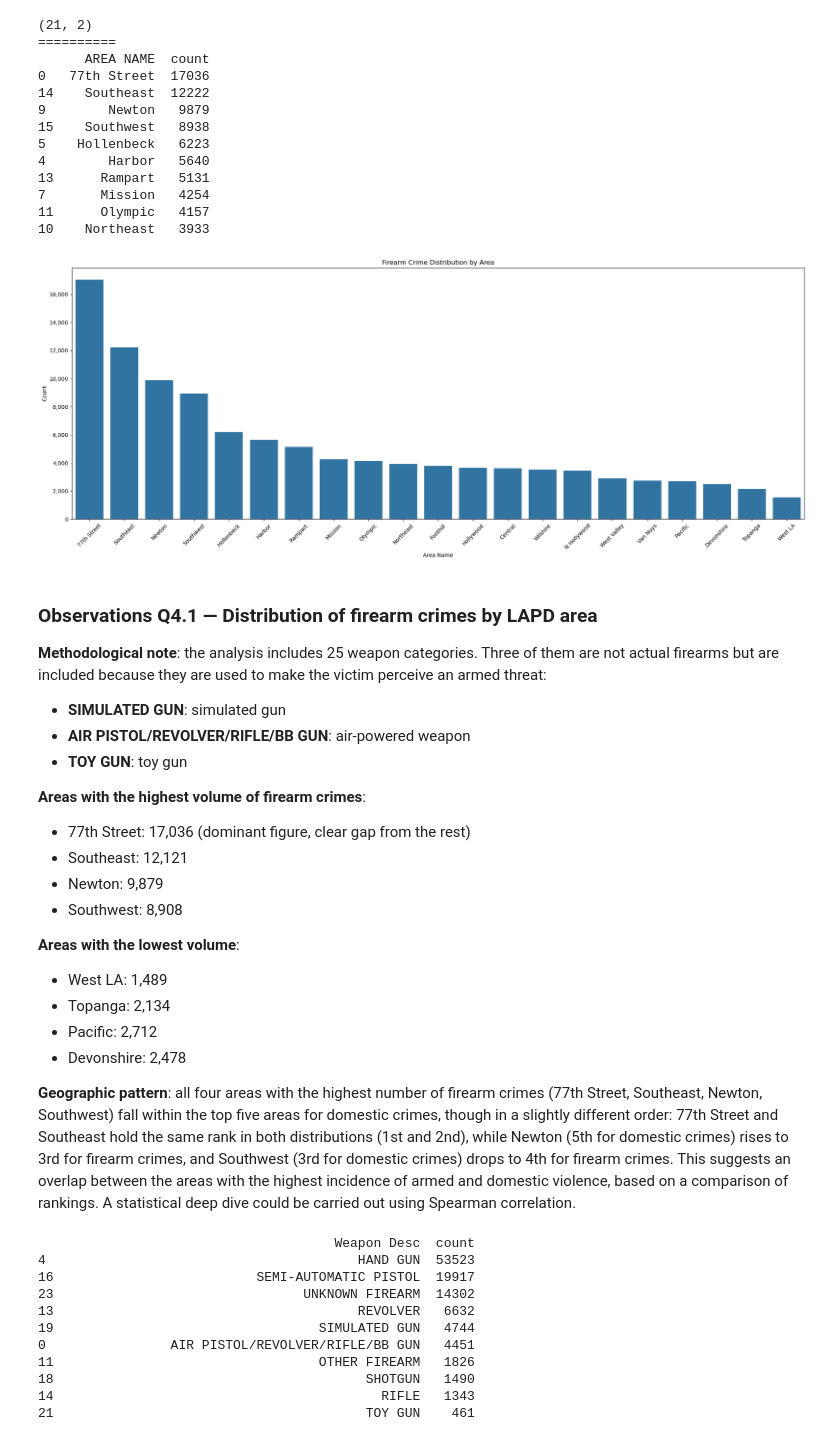
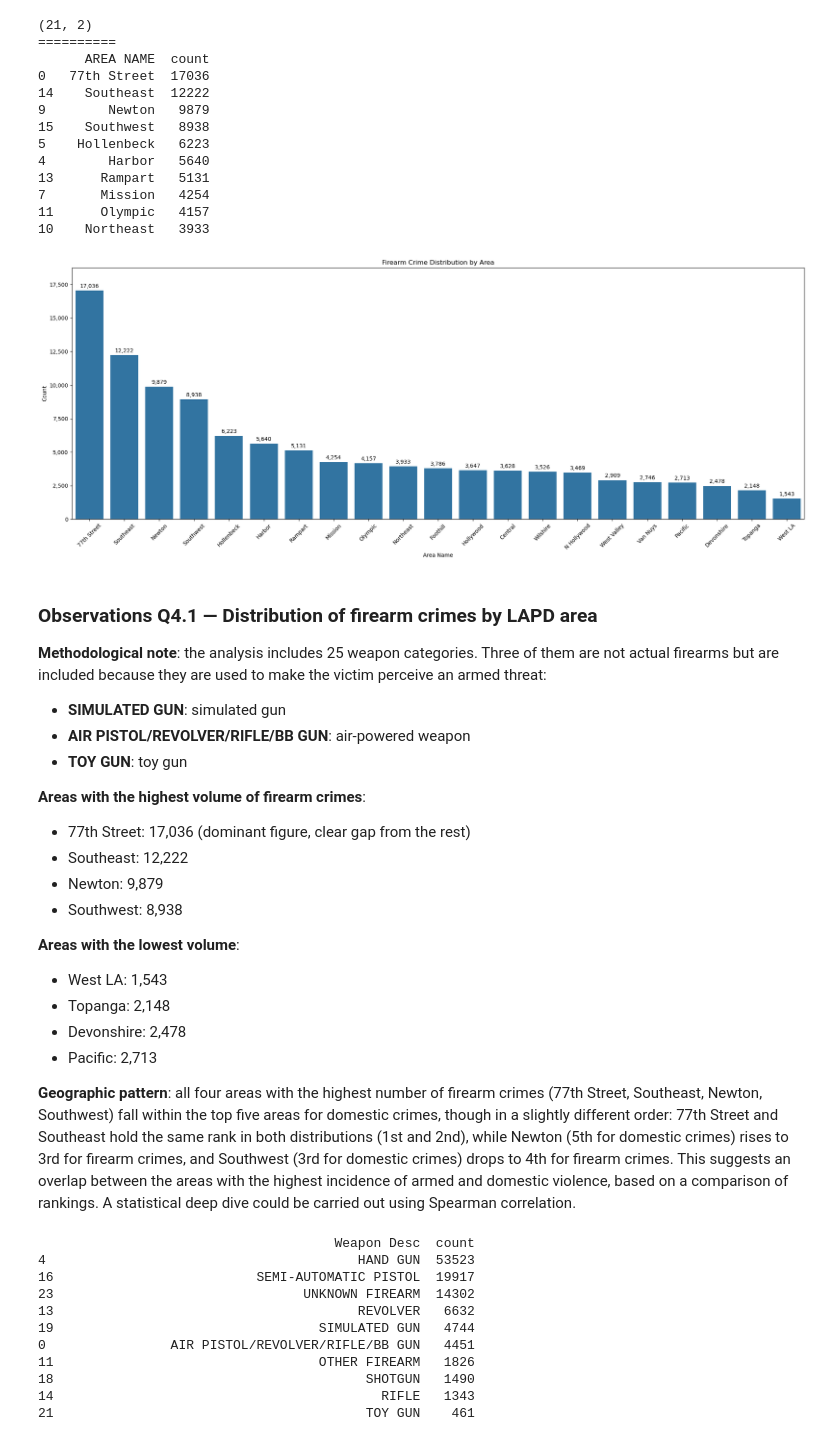
Before and after one commit to AnalystEca/lapd-crime-data, a Jupyter notebook: notebooks/02_analyze/08_eda_block4.ipynb, the cells around one changed output. Saved outputs shown, nothing was run; the diff lists cells and outputs as text; code cells hidden in the pictures.

```diff
--- a/notebooks/02_analyze/08_eda_block4.ipynb
+++ b/notebooks/02_analyze/08_eda_block4.ipynb
@@ -146,24 +146,26 @@ print(q41_df_area_volume.head(10))
 # %%
 fig, ax = plt.subplots(figsize=(20, 8)) # Create the figure
 
 sns.barplot(
     data=q41_df_area_volume,
     x='AREA NAME',
     y='count',
     ax=ax
 )
 
 ax.set_title('Firearm Crime Distribution by Area')
 ax.set_xlabel('Area Name')
 ax.set_ylabel('Count')
 ax.tick_params(axis='x', rotation=45)
 ax.yaxis.set_major_formatter(plt.FuncFormatter(lambda x, _: f'{int(x):,}')) # Format y-axis ticks with thousands separators
+ax.bar_label(ax.containers[0], labels=[f'{v:,}' for v in q41_df_area_volume['count']], padding=3, fontsize=10) # Add value labels on top of each bar
+ax.margins(y=0.1) # Extra headroom so labels don't clip at the top
 
 plt.tight_layout()
 plt.savefig('../../outputs/08_eda_block4/23_barplot_firearm_crimes_by_area.png', dpi=150, bbox_inches='tight') # Save the chart
 plt.show()
 # %% [output]
-[figure, old version]
+[figure, new version]
 # %% [markdown]
 ### Observations Q4.1 — Distribution of firearm crimes by LAPD area
 
@@ -176,15 +178,15 @@ the victim perceive an armed threat:
 
 **Areas with the highest volume of firearm crimes**:
 - 77th Street: 17,036 (dominant figure, clear gap from the rest)
-- Southeast: 12,121
+- Southeast: 12,222
 - Newton: 9,879
-- Southwest: 8,908
+- Southwest: 8,938
 
 **Areas with the lowest volume**:
-- West LA: 1,489
-- Topanga: 2,134
-- Pacific: 2,712
+- West LA: 1,543
+- Topanga: 2,148
 - Devonshire: 2,478
+- Pacific: 2,713
 
 **Geographic pattern**: all four areas with the highest number of firearm crimes (77th Street, Southeast, Newton, Southwest) fall within the top five areas for domestic crimes, though in a slightly different order: 77th Street and Southeast hold the same rank in both distributions (1st and 2nd), while Newton (5th for domestic crimes) rises to 3rd for firearm crimes, and Southwest (3rd for domestic crimes) drops to 4th for firearm crimes. This suggests an overlap between the areas with the highest incidence of armed and domestic violence, based on a comparison of rankings. A statistical deep dive could be carried out using Spearman correlation.
 # %%
```
Also changed, not shown: 4 other files.
